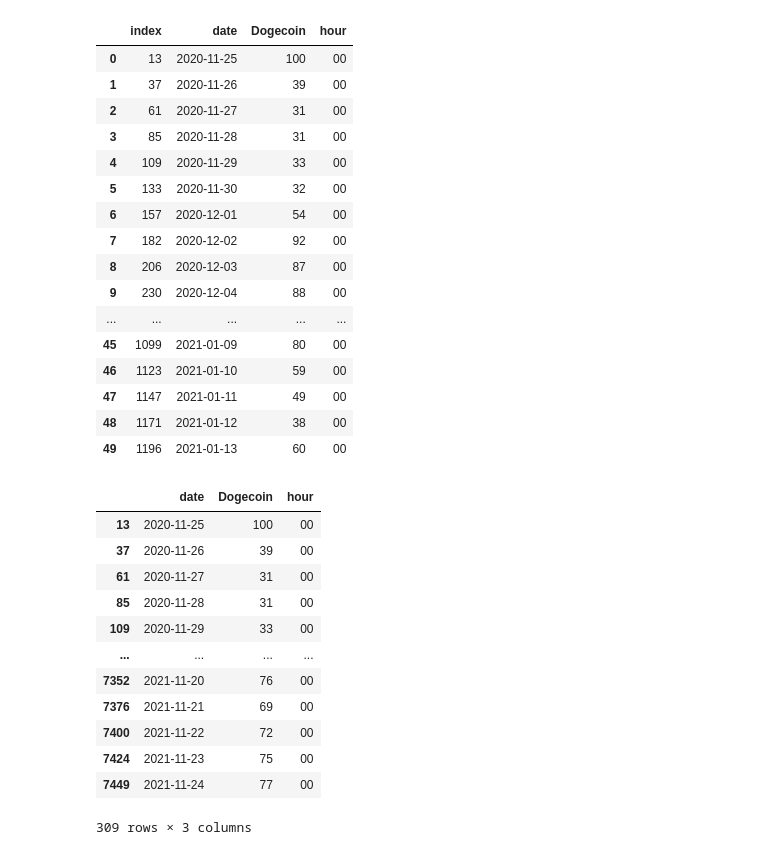
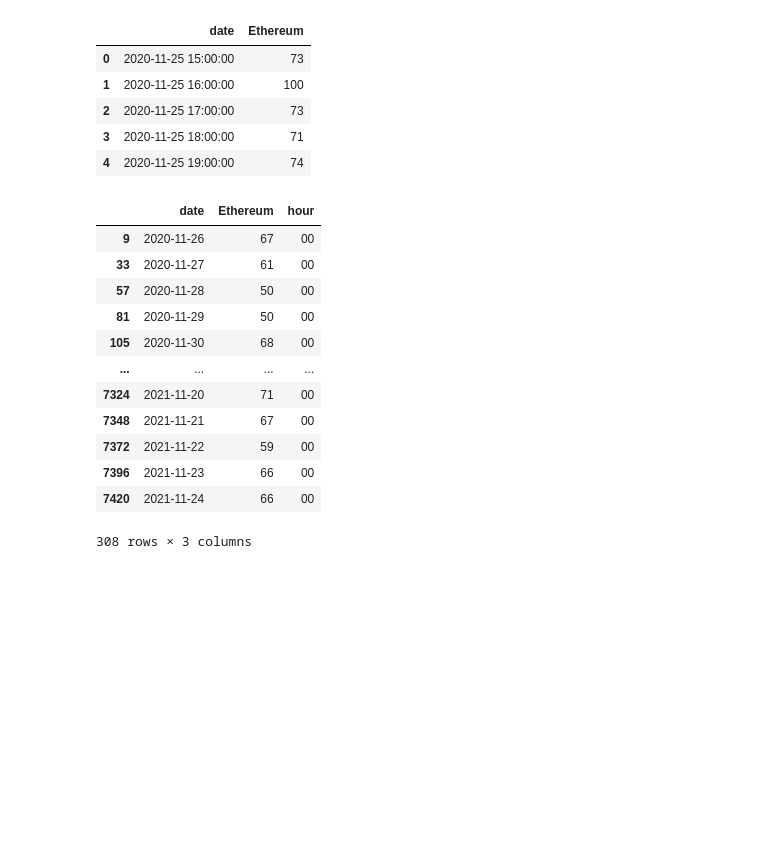
Before and after one commit to modverre/crypto_prediction, a Jupyter notebook: notebooks/google_data_one_coin.ipynb, the cells around one changed output. Cells and saved outputs as stored; diff of their text form; code cells hidden in the pictures; blank space fills up the shorter version.

```diff
--- a/notebooks/google_data_one_coin.ipynb
+++ b/notebooks/google_data_one_coin.ipynb
@@ -19,5 +19,5 @@ now
 # %%
-kw_list = ['Dogecoin']
+kw_list = ['Ethereum']
 coin_list = []
 data = []
 # %%
@@ -25,8 +25,8 @@ data = []
 for kw in kw_list:
     coin_list = [kw]
     data.append(pytrends.get_historical_interest(
-            coin_list, year_start=now_y-1, month_start=now_m, day_start=now_d,
-            hour_start=now_h, year_end=now_y, month_end=now_m, day_end=now_d,
+            coin_list, year_start=now_y-1, month_start=now_m, day_start=25,
+            hour_start=now_h, year_end=now_y, month_end=now_m, day_end=24,
             hour_end=now_h, cat=0, sleep=0))
 data
 # %% [output]
@@ -52,42 +50,31 @@ df = data[0].iloc[:,0]
 # %%
 df = pd.DataFrame(df)
 df = df.reset_index()
-df.head(50)
+df.head(5)
 # %% [output]
-|  | index | date | Dogecoin | hour |
-| 0 | 13 | 2020-11-25 | 100 | 00 |
-| 1 | 37 | 2020-11-26 | 39 | 00 |
-| 2 | 61 | 2020-11-27 | 31 | 00 |
-| 3 | 85 | 2020-11-28 | 31 | 00 |
-| 4 | 109 | 2020-11-29 | 33 | 00 |
-| 5 | 133 | 2020-11-30 | 32 | 00 |
-| 6 | 157 | 2020-12-01 | 54 | 00 |
-| 7 | 182 | 2020-12-02 | 92 | 00 |
-| 8 | 206 | 2020-12-03 | 87 | 00 |
-| 9 | 230 | 2020-12-04 | 88 | 00 |
-| ... | ... | ... | ... | ... |
-| 45 | 1099 | 2021-01-09 | 80 | 00 |
-| 46 | 1123 | 2021-01-10 | 59 | 00 |
-| 47 | 1147 | 2021-01-11 | 49 | 00 |
-| 48 | 1171 | 2021-01-12 | 38 | 00 |
-| 49 | 1196 | 2021-01-13 | 60 | 00 |
+|  | date | Ethereum |
+| 0 | 2020-11-25 15:00:00 | 73 |
+| 1 | 2020-11-25 16:00:00 | 100 |
+| 2 | 2020-11-25 17:00:00 | 73 |
+| 3 | 2020-11-25 18:00:00 | 71 |
+| 4 | 2020-11-25 19:00:00 | 74 |
 # %%
 df['hour'] = df['date'].astype(str)
 df['hour'] = df['hour'].str.slice(11, 13, 1)
 df = df[df['hour'] == '00']
 df
 # %% [output]
-|  | date | Dogecoin | hour |
-| 13 | 2020-11-25 | 100 | 00 |
-| 37 | 2020-11-26 | 39 | 00 |
-| 61 | 2020-11-27 | 31 | 00 |
-| 85 | 2020-11-28 | 31 | 00 |
-| 109 | 2020-11-29 | 33 | 00 |
+|  | date | Ethereum | hour |
+| 9 | 2020-11-26 | 67 | 00 |
+| 33 | 2020-11-27 | 61 | 00 |
+| 57 | 2020-11-28 | 50 | 00 |
+| 81 | 2020-11-29 | 50 | 00 |
+| 105 | 2020-11-30 | 68 | 00 |
 | ... | ... | ... | ... |
-| 7352 | 2021-11-20 | 76 | 00 |
-| 7376 | 2021-11-21 | 69 | 00 |
-| 7400 | 2021-11-22 | 72 | 00 |
-| 7424 | 2021-11-23 | 75 | 00 |
-| 7449 | 2021-11-24 | 77 | 00 |
+| 7324 | 2021-11-20 | 71 | 00 |
+| 7348 | 2021-11-21 | 67 | 00 |
+| 7372 | 2021-11-22 | 59 | 00 |
+| 7396 | 2021-11-23 | 66 | 00 |
+| 7420 | 2021-11-24 | 66 | 00 |
-309 rows × 3 columns
+308 rows × 3 columns
 # %%
```
Also changed, not shown: parts of 3 cells of this notebook, 3 other files.
